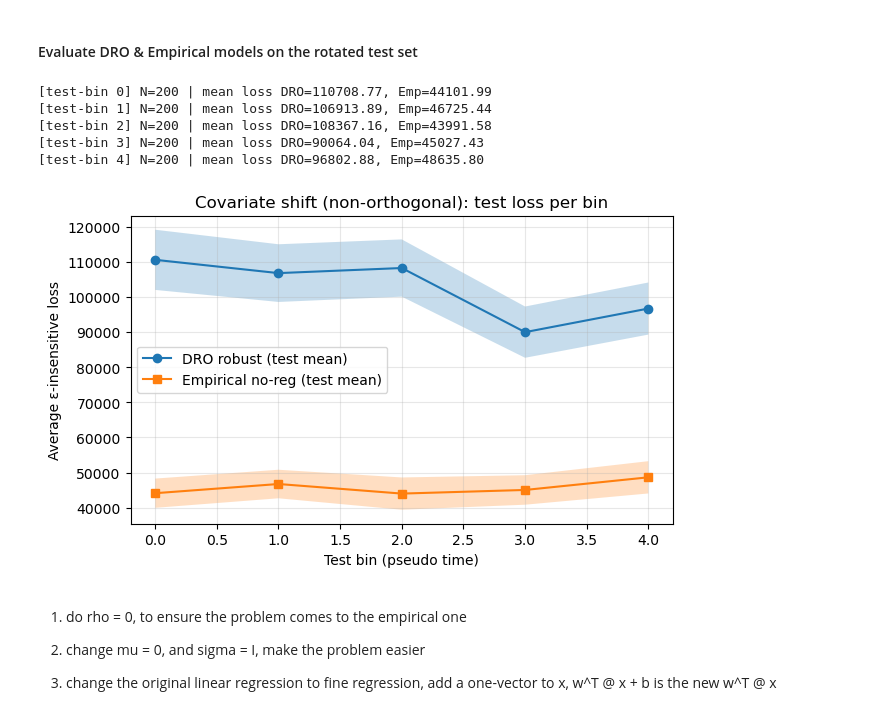
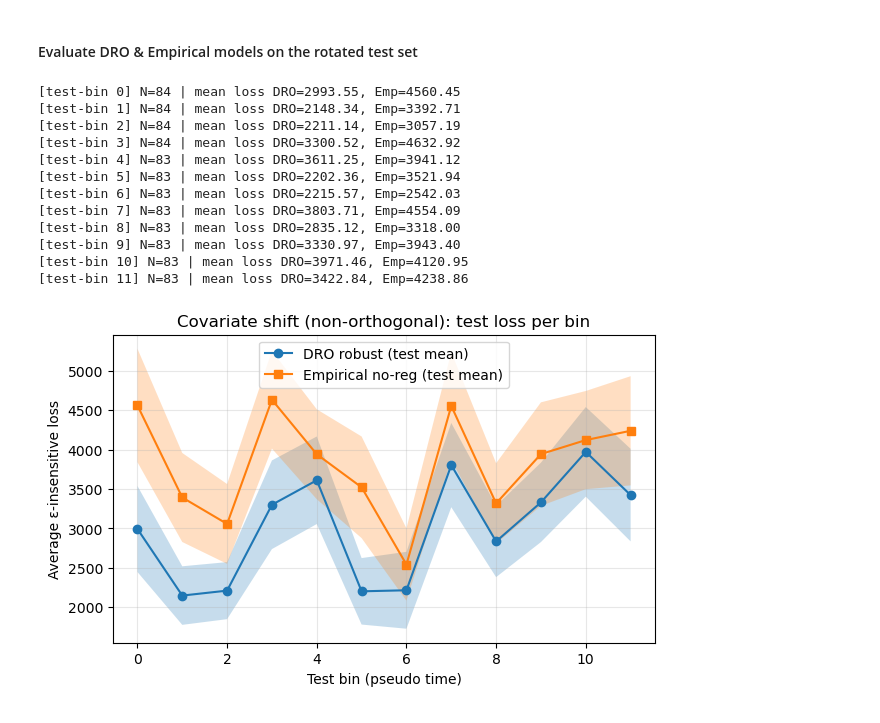
Before and after one commit to ujicrush/SP2, a Jupyter notebook: instance code.ipynb, the cells around one changed output. Saved outputs shown, nothing was run; the diff lists cells and outputs as text; code cells hidden in the pictures.

```diff
--- a/instance code.ipynb
+++ b/instance code.ipynb
@@ -127,9 +165,6 @@ def eps_ins_loss(y_true, y_pred, eps):
     return np.maximum(0, np.abs(y_true - y_pred) - eps)
 # %%
 # ---------- Rolling Over Time ----------
-
-T = 5  # total time steps
-q = decay_rate
 
 X_all_list, y_all_list, Z_all_list, time_idx_list = [], [], [], []
 w_series, w_emp_series = [], []
@@ -138,13 +173,13 @@ loss_mean_emp, loss_sem_emp = [], []
 
 for t in range(T):
     # (1) Sample N new pairs (X_t, y_t)
-    X_t, y_t, Z_t = sample_joint_gaussian(rng, mu_joint_hat, Sigma_joint_hat, N)
+    X_t, y_t, Z_t = sample_joint_gaussian(rng, mu_joint_hat, Sigma_joint_hat, SAMPLES_PER_T)
 
     # (2) Append to historical pool
     X_all_list.append(X_t)
     y_all_list.append(y_t)
     Z_all_list.append(Z_t)
-    time_idx_list.append(np.full(N, t, dtype=int))
+    time_idx_list.append(np.full(SAMPLES_PER_T, t, dtype=int))
 
     # (3) Merge all samples up to now
     X_all = np.vstack(X_all_list)
@@ -156,25 +191,23 @@ for t in range(T):
     ell, upp = build_box_uncertainty(Z_all, qmin=0.01, qmax=0.99, eta=0.02)
 
     # (5) Compute time-dependent weights
-    pi_t = time_weights_from_indices(time_idx, now_t=t, decay=q)
+    pi_t = time_weights_from_indices(time_idx, now_t=t, decay=decay_rate)
 
     # (6) Solve DRO-SVR
-    w_t, status = solve_dro_svr(X_all, y_all, ell, upp, pi_t, epsilon=60000.0, rho=15.0)
-    w_series.append(w_t)
-    print(f"[t={t}] DRO-SVR solved (status={status}), ||w||₂ = {np.linalg.norm(w_t):.3e}")
+    w_dro, status_dro = solve_dro_svr_box(X_all, y_all, ell, upp, pi_t, epsilon=8000, rho=0.5)
+    w_series.append(w_dro)
+    print(f"[t={t}] DRO-SVR solved (status={status_dro}), ||w||₂ = {np.linalg.norm(w_dro):.3e}")
 
     # (7) Solve empirical ε-SVR (no regularization, time-weighted)
-    w_emp, status_emp = solve_empirical_svr_noreg(
-        X_all, y_all, epsilon=60000.0, sample_weights=pi_t
-    )
+    w_emp, status_emp = solve_empirical_svr(X_all, y_all, epsilon=8000, sample_weights=pi_t)
     w_emp_series.append(w_emp)
     print(f"[t={t}] Empirical SVR solved (status={status_emp}), ||w||₂ = {np.linalg.norm(w_emp):.3e}")
 
     # (8) Compute losses on current batch
-    y_pred_rob = X_t @ w_t
+    y_pred_rob = X_t @ w_dro
     y_pred_emp = X_t @ w_emp
-    L_t_rob = eps_ins_loss(y_t, y_pred_rob, eps=60000.0)
-    L_t_emp = eps_ins_loss(y_t, y_pred_emp, eps=60000.0)
+    L_t_rob = eps_ins_loss(y_t, y_pred_rob, eps=8000.0)
+    L_t_emp = eps_ins_loss(y_t, y_pred_emp, eps=8000.0)
     loss_mean_rob.append(L_t_rob.mean())
     loss_sem_rob.append(L_t_rob.std(ddof=1) / np.sqrt(len(L_t_rob)))
     loss_mean_emp.append(L_t_emp.mean())
@@ -221,10 +261,7 @@ plt.show()
 # %% [markdown]
 #### Test Set Construction
 # %%
-def random_covariate_shift_matrix(dim, rng,
-                                  scale_range=(0.7, 1.4),
-                                  shear_std=0.2):
-
+def random_covariate_shift_matrix(dim, rng, scale_range=(0.7, 1.4), shear_std=0.2):
     # diagonal scaling
     scales = rng.uniform(scale_range[0], scale_range[1], size=dim)
     D = np.diag(scales)
@@ -241,9 +278,7 @@ def make_psd(S, eps=1e-10):
     return (vecs * vals) @ vecs.T
 
 # Non-orthogonal transform A for test
-A = random_covariate_shift_matrix(number_dimension, rng,
-                                  scale_range=(0.7, 1.4), shear_std=0.25)
-
+A = random_covariate_shift_matrix(number_dimension, rng, scale_range=(0.7, 1.4), shear_std=0.25)
 # Test covariance under covariate shift
 Sigma_x_test = A @ Sigma_x @ A.T
 
@@ -268,9 +303,9 @@ X_test_all, y_test_all, Z_test_all = sample_joint_gaussian(
     rng, mu_joint_test, Sigma_joint_test, N_test_total
 )
 
-T_test = T  # use same number of bins as training time steps
+T_test = T
 perm = rng.permutation(N_test_total)
-splits = np.array_split(perm, T_test)   # split into T_test parts
+splits = np.array_split(perm, T_test)
 # %% [markdown]
 #### Evaluate DRO & Empirical models on the rotated test set
 # %%
@@ -290,50 +325,51 @@ for t in range(T_test):
     y_emp_test_pred = X_bin @ w_emp
 
     # ε-insensitive loss per bin
-    L_rob_test = eps_ins_loss(y_bin, y_rob_test_pred, eps=60000.0)
-    L_emp_test = eps_ins_loss(y_bin, y_emp_test_pred, eps=60000.0)
+    L_rob_test = eps_ins_loss(y_bin, y_rob_test_pred, eps=8000.0)
+    L_emp_test = eps_ins_loss(y_bin, y_emp_test_pred, eps=8000.0)
 
     # aggregate: mean and standard error
     test_mean_rob.append(L_rob_test.mean())
     test_sem_rob.append(L_rob_test.std(ddof=1) / np.sqrt(len(L_rob_test)))
     test_mean_emp.append(L_emp_test.mean())
     test_sem_emp.append(L_emp_test.std(ddof=1) / np.sqrt(len(L_emp_test)))
 
     print(f"[test-bin {t}] N={len(idx)} | mean loss DRO={test_mean_rob[-1]:.2f}, Emp={test_mean_emp[-1]:.2f}")
 
 t_axis = np.arange(T_test)
 plt.figure(figsize=(7, 4))
 
 # DRO on test
 plt.plot(t_axis, test_mean_rob, marker="o", label="DRO robust (test mean)")
 plt.fill_between(t_axis,
                  np.array(test_mean_rob) - np.array(test_sem_rob),
                  np.array(test_mean_rob) + np.array(test_sem_rob),
                  alpha=0.25)
 
 # Empirical on test
 plt.plot(t_axis, test_mean_emp, marker="s", label="Empirical no-reg (test mean)")
 plt.fill_between(t_axis,
                  np.array(test_mean_emp) - np.array(test_sem_emp),
                  np.array(test_mean_emp) + np.array(test_sem_emp),
                  alpha=0.25)
 
 plt.xlabel("Test bin (pseudo time)")
 plt.ylabel("Average ε-insensitive loss")
 plt.title("Covariate shift (non-orthogonal): test loss per bin")
 plt.grid(True, alpha=0.3)
 plt.legend()
 plt.show()
 # %% [output]
-[test-bin 0] N=200 | mean loss DRO=110708.77, Emp=44101.99
-[test-bin 1] N=200 | mean loss DRO=106913.89, Emp=46725.44
-[test-bin 2] N=200 | mean loss DRO=108367.16, Emp=43991.58
-[test-bin 3] N=200 | mean loss DRO=90064.04, Emp=45027.43
-[test-bin 4] N=200 | mean loss DRO=96802.88, Emp=48635.80
+[test-bin 0] N=84 | mean loss DRO=2993.55, Emp=4560.45
+[test-bin 1] N=84 | mean loss DRO=2148.34, Emp=3392.71
+[test-bin 2] N=84 | mean loss DRO=2211.14, Emp=3057.19
+[test-bin 3] N=84 | mean loss DRO=3300.52, Emp=4632.92
+[test-bin 4] N=83 | mean loss DRO=3611.25, Emp=3941.12
+[test-bin 5] N=83 | mean loss DRO=2202.36, Emp=3521.94
+[test-bin 6] N=83 | mean loss DRO=2215.57, Emp=2542.03
+[test-bin 7] N=83 | mean loss DRO=3803.71, Emp=4554.09
+[test-bin 8] N=83 | mean loss DRO=2835.12, Emp=3318.00
+[test-bin 9] N=83 | mean loss DRO=3330.97, Emp=3943.40
+[test-bin 10] N=83 | mean loss DRO=3971.46, Emp=4120.95
+[test-bin 11] N=83 | mean loss DRO=3422.84, Emp=4238.86
-[figure, old version]
+[figure, new version]
-# %% [markdown]
-1. do rho = 0, to ensure the problem comes to the empirical one
-
-2. change mu = 0, and sigma = I, make the problem easier
-
-3. change the original linear regression to fine regression, add a one-vector to x, w^T @ x + b is the new w^T @ x
```
Also changed, not shown: parts of 6 cells of this notebook.
